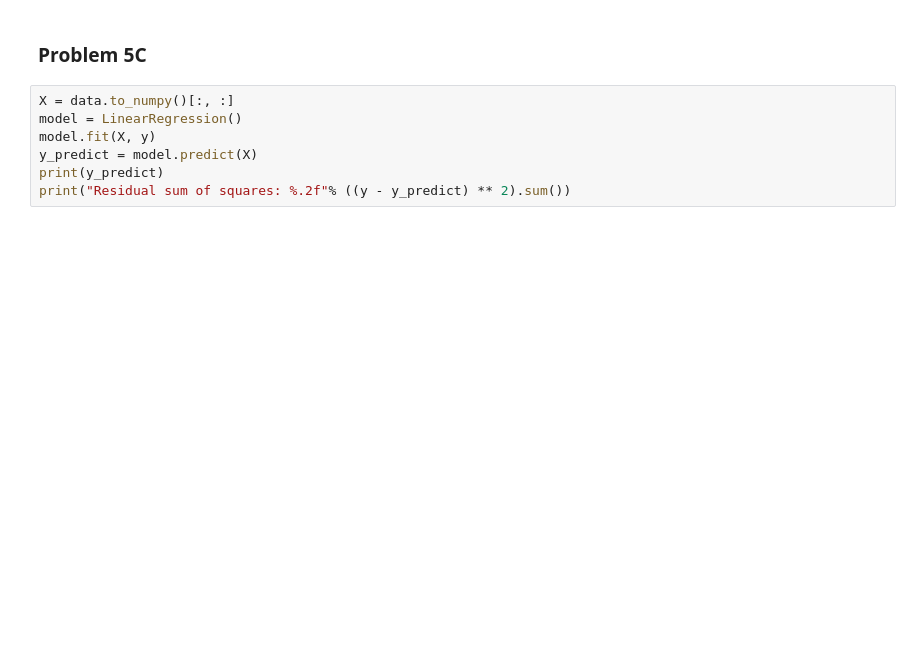
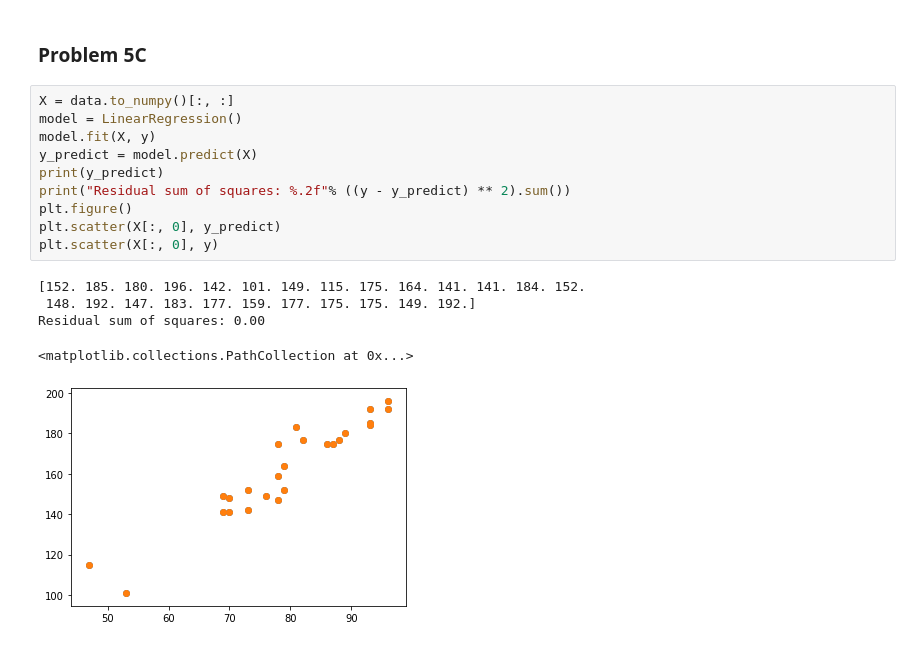
Before and after one commit to sdmoran/CS4342_HW4, a Jupyter notebook: Problem5.ipynb, the cells around one changed output. Drawn from its saved outputs; the diff is of its cells as text; blank space fills up the shorter version.

```diff
--- a/Problem5.ipynb
+++ b/Problem5.ipynb
@@ -73,7 +71,16 @@ for X in [X1X2, X1X3, X2X3]:
 # %%
 X = data.to_numpy()[:, :]
 model = LinearRegression()
 model.fit(X, y)
 y_predict = model.predict(X)
 print(y_predict)
 print("Residual sum of squares: %.2f"% ((y - y_predict) ** 2).sum())
+plt.figure()
+plt.scatter(X[:, 0], y_predict)
+plt.scatter(X[:, 0], y)
+# %% [output]
+[152. 185. 180. 196. 142. 101. 149. 115. 175. 164. 141. 141. 184. 152.
+ 148. 192. 147. 183. 177. 159. 177. 175. 175. 149. 192.]
+Residual sum of squares: 0.00
+<matplotlib.collections.PathCollection at 0x...>
+[figure, added]
```
Also changed, not shown: parts of 2 cells of this notebook, 1 other file.
